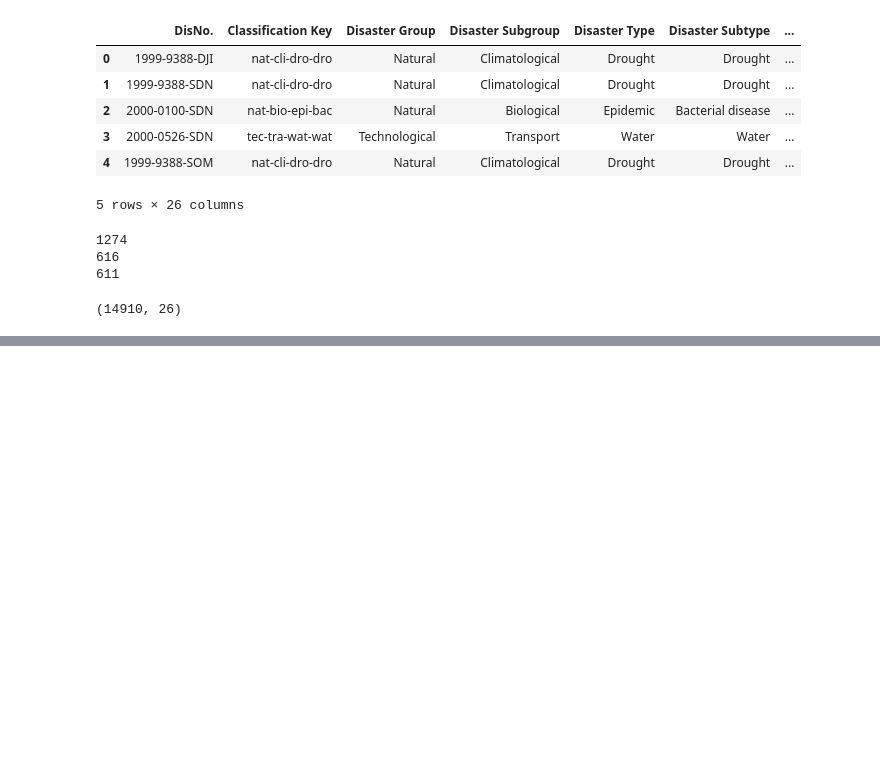
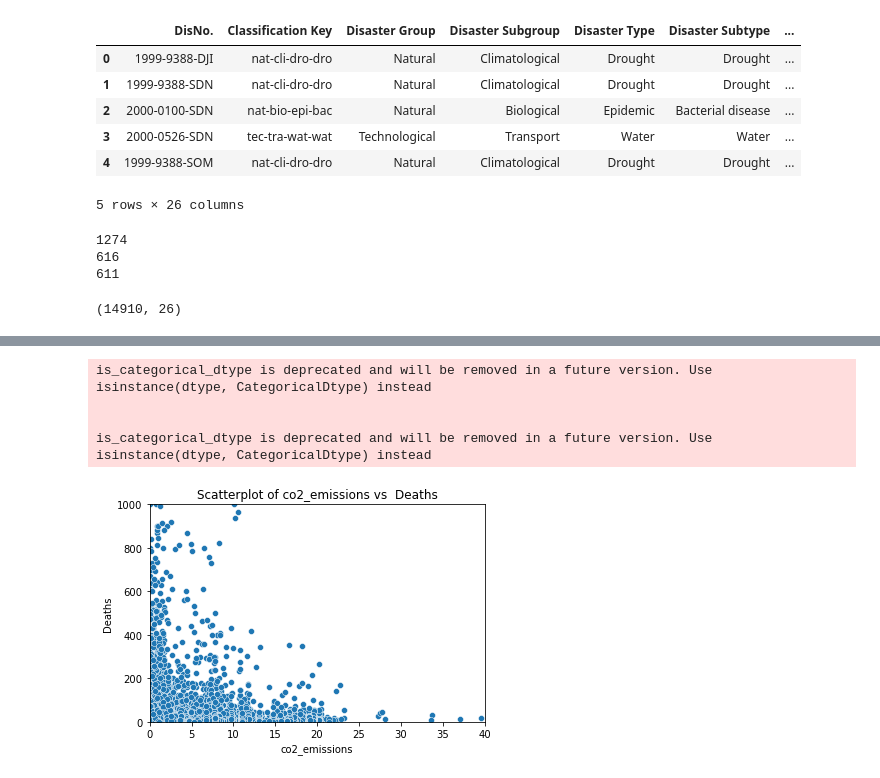
Before and after one commit to harrissamuel/24Spr_-S-Harris-_-disasters-, a Jupyter notebook: Sample_Capstone/code/data_loading/load_data.ipynb, the cells around one changed output, grey strips where cells are left out. Cells and saved outputs as stored; diff of their text form; code cells hidden in the pictures; blank space fills up the shorter version.

```diff
--- a/Sample_Capstone/code/data_loading/load_data.ipynb
+++ b/Sample_Capstone/code/data_loading/load_data.ipynb
@@ -634,0 +655,20 @@ df.shape
+# %%
+# Create scatterplot using Seaborn
+sns.scatterplot(x=df['co2_emissions'], y=df['Total Deaths'])
+
+# Add labels and title
+plt.xlabel('co2_emissions')
+plt.ylabel('Deaths')
+plt.title('Scatterplot of co2_emissions vs  Deaths')
+plt.ylim(0, 1000)  # Adjust the limits as needed
+plt.xlim(0, 40)  # Adjust the limits as needed
+
+
+# Show plot
+plt.show()
+# %% [output]
+is_categorical_dtype is deprecated and will be removed in a future version. Use isinstance(dtype, CategoricalDtype) instead
+
+
+is_categorical_dtype is deprecated and will be removed in a future version. Use isinstance(dtype, CategoricalDtype) instead
+[figure, added]
```
Also changed, not shown: parts of 19 cells of this notebook.
